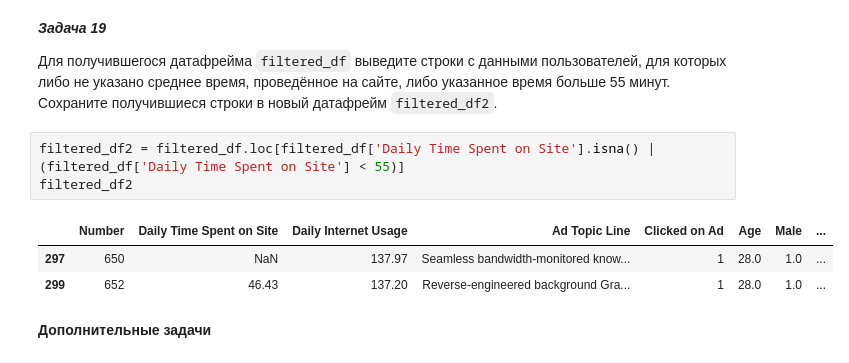
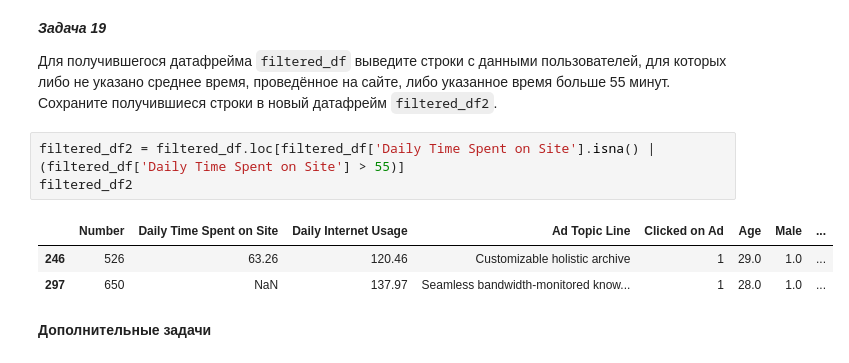
Before and after one commit to IgorKolotushkin/DS_homework, a Jupyter notebook: hw_12/12.6_Домашнее_задание.ipynb, the cells around one changed output. Saved outputs shown, nothing was run; the diff lists cells and outputs as text.

```diff
--- a/hw_12/12.6_Домашнее_задание.ipynb
+++ b/hw_12/12.6_Домашнее_задание.ipynb
@@ -420,12 +420,12 @@ filtered_df
 
 Для получившегося датафрейма `filtered_df` выведите строки с данными пользователей, для которых либо не указано среднее время, проведённое на сайте, либо указанное время больше 55 минут. Cохраните получившиеся строки в новый датафрейм `filtered_df2`.
 # %%
-filtered_df2 = filtered_df.loc[filtered_df['Daily Time Spent on Site'].isna() | (filtered_df['Daily Time Spent on Site'] < 55)]
+filtered_df2 = filtered_df.loc[filtered_df['Daily Time Spent on Site'].isna() | (filtered_df['Daily Time Spent on Site'] > 55)]
 filtered_df2
 # %% [output]
 |  | Number | Daily Time Spent on Site | Daily Internet Usage | Ad Topic Line | Clicked on Ad | Age | Male | ... |
+| 246 | 526 | 63.26 | 120.46 | Customizable holistic archive | 1 | 29.0 | 1.0 | ... |
 | 297 | 650 | NaN | 137.97 | Seamless bandwidth-monitored know... | 1 | 28.0 | 1.0 | ... |
-| 299 | 652 | 46.43 | 137.20 | Reverse-engineered background Gra... | 1 | 28.0 | 1.0 | ... |
 # %% [markdown]
 **Дополнительные задачи**
 # %% [markdown]
```
Also changed, not shown: parts of 1 cell of this notebook.
